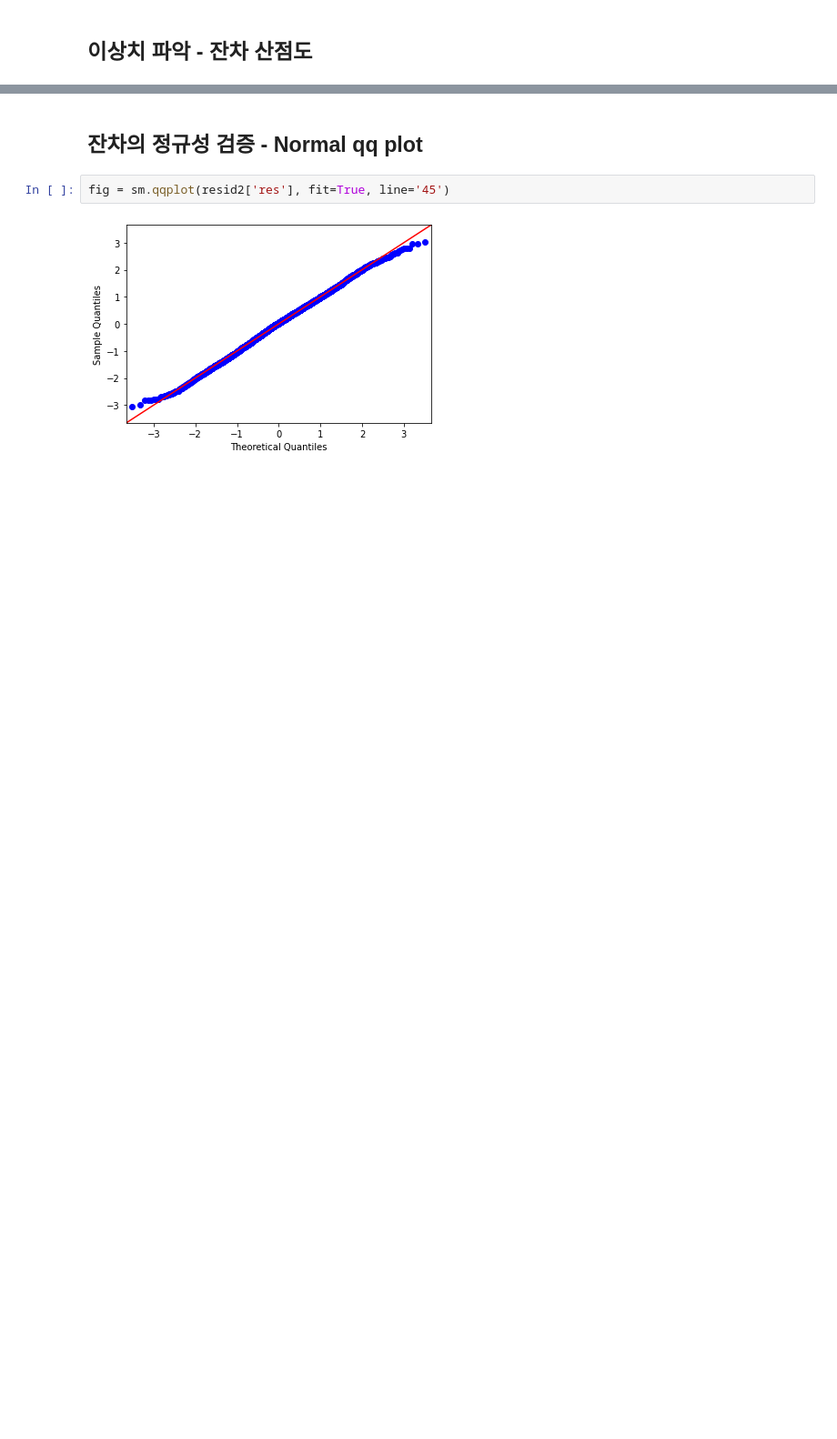
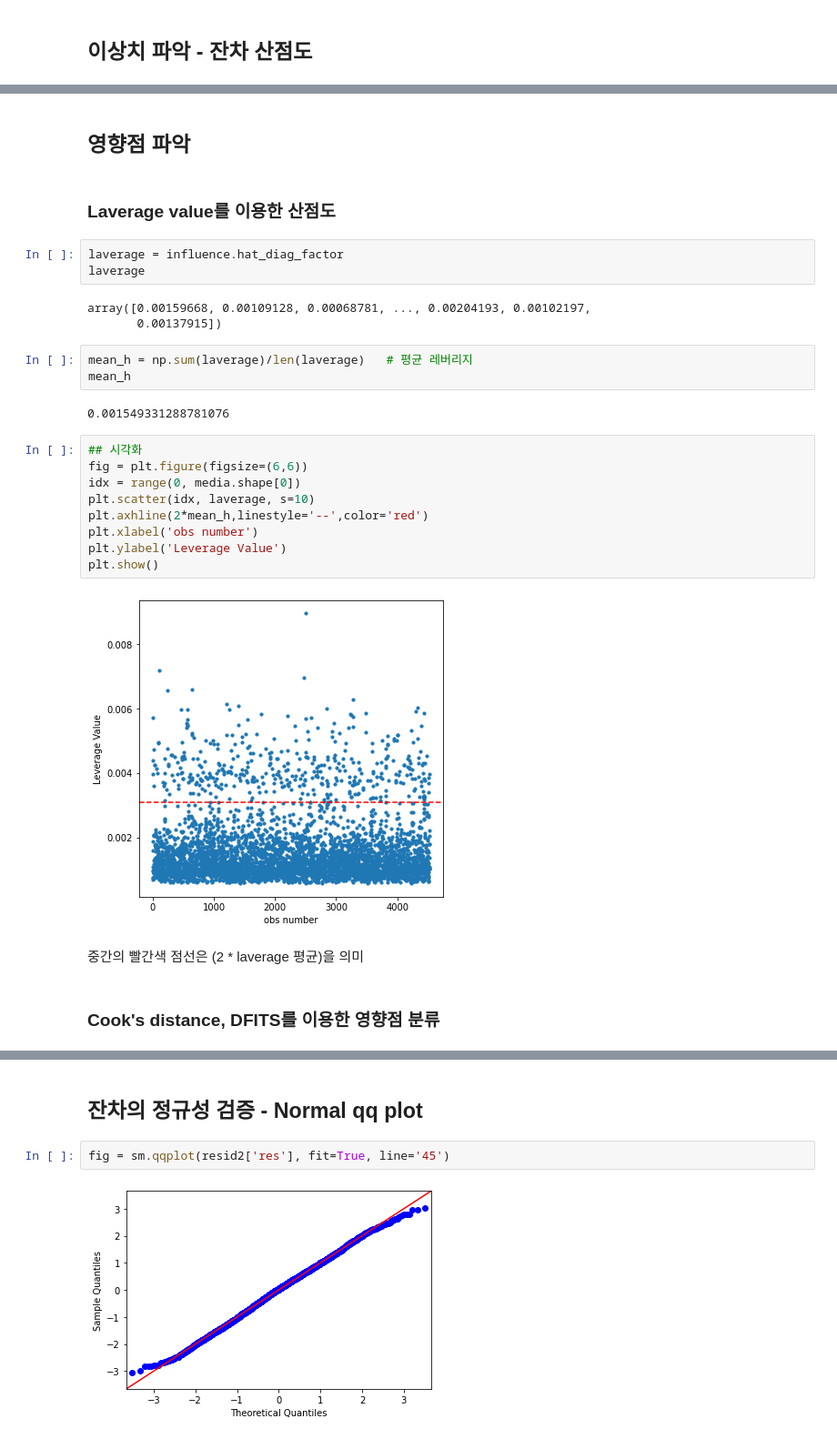
Before and after one commit to JadenKim-dev/DataScienceStudy, a Jupyter notebook: RA_group_project/3. Data_analysis2.ipynb, the cells around one changed output, grey strips where cells are left out. Shown at 91% size. Cells and saved outputs as stored; diff of their text form; blank space fills up the shorter version.

```diff
--- a/RA_group_project/3. Data_analysis2.ipynb
+++ b/RA_group_project/3. Data_analysis2.ipynb
@@ -532,0 +399,30 @@ plt.show()
+# %% [markdown]
+## 영향점 파악
+# %% [markdown]
+### Laverage value를 이용한 산점도
+# %%
+laverage = influence.hat_diag_factor
+laverage
+# %% [output]
+array([0.00159668, 0.00109128, 0.00068781, ..., 0.00204193, 0.00102197,
+       0.00137915])
+# %%
+mean_h = np.sum(laverage)/len(laverage)   # 평균 레버리지
+mean_h
+# %% [output]
+0.001549331288781076
+# %%
+## 시각화
+fig = plt.figure(figsize=(6,6))
+idx = range(0, media.shape[0])
+plt.scatter(idx, laverage, s=10)
+plt.axhline(2*mean_h,linestyle='--',color='red')
+plt.xlabel('obs number')
+plt.ylabel('Leverage Value')
+plt.show()
+# %% [output]
+[figure, added]
+# %% [markdown]
+중간의 빨간색 점선은 (2 * laverage 평균)을 의미
+# %% [markdown]
+### Cook's distance, DFITS를 이용한 영향점 분류
```
Also changed, not shown: parts of 76 cells of this notebook.
